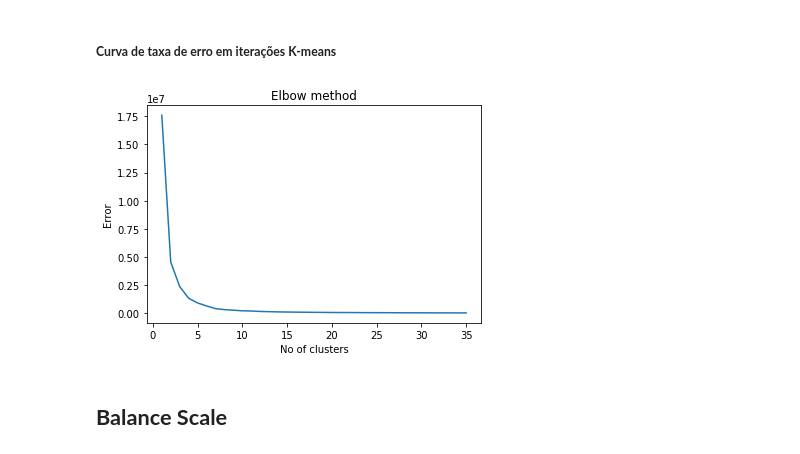
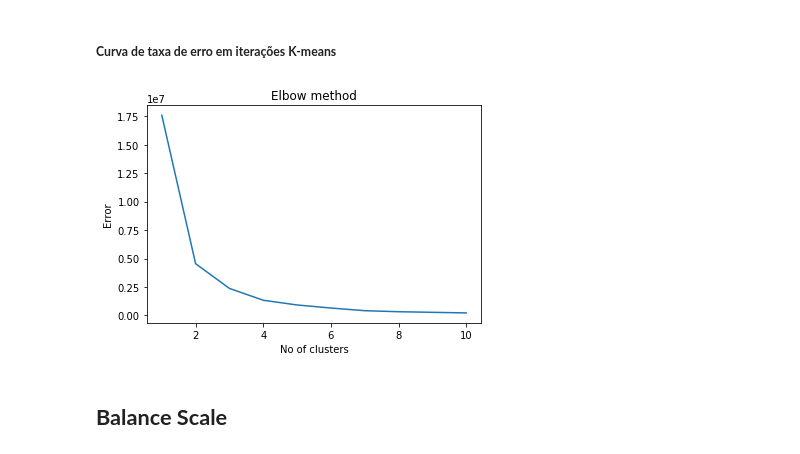
Before and after one commit to JohnOliver23/DatasetsML, a Jupyter notebook: projeto_topicos.ipynb, the cells around one changed output. Saved outputs shown, nothing was run; the diff lists cells and outputs as text; code cells hidden in the pictures.

```diff
--- a/projeto_topicos.ipynb
+++ b/projeto_topicos.ipynb
@@ -54,7 +54,7 @@ x_train_wine, x_test_wine, y_train_wine, y_test_wine = train_test_split(wine_x,
 
 #Tree
 wine_tree = tree.DecisionTreeClassifier()
-wine_tree = wine_tree.fit(wine_x,wine_y)
+wine_tree = wine_tree.fit(x_train_wine, y_train_wine )
 wine_test_result = wine_tree.predict(x_test_wine)
 
 #Taxa de acertos Three
@@ -71,7 +71,7 @@ wine_results['knn5'] = metrics.accuracy_score(y_test_wine, wine_test_result) * 1
 
 # KNN n=10
 wine_knn10 = KNeighborsClassifier(n_neighbors=10)
-wine_knn10.fit(wine_x,wine_y)
+wine_knn10.fit(x_train_wine, y_train_wine)
 wine_test_result = wine_knn10.predict(x_test_wine)
 
 #Taxa de acertos Knn10
@@ -81,7 +81,7 @@ wine_results['knn10'] = metrics.accuracy_score(y_test_wine, wine_test_result) *
 wine_mlp1 = MLPClassifier(hidden_layer_sizes=(10,8), max_iter=500, alpha=0.0001,
                       verbose=10,  random_state=21,tol=0.000000001)
 #wine_mlp1 = MLPClassifier(hidden_layer_sizes=(10,8))
-wine_mlp1.fit(wine_x,wine_y, )
+wine_mlp1.fit(x_train_wine, y_train_wine )
 wine_test_result = wine_mlp1.predict(x_test_wine)
 
 wine_results['mlp1'] = metrics.accuracy_score(y_test_wine, wine_test_result) * 100
@@ -90,7 +90,7 @@ wine_results['mlp1'] = metrics.accuracy_score(y_test_wine, wine_test_result) * 1
 wine_mlp2 = MLPClassifier(hidden_layer_sizes=(10, 5), max_iter=500, alpha=0.0001,
                       verbose=10,  random_state=21,tol=0.000000001)
 #wine_mlp2 = MLPClassifier(hidden_layer_sizes=(10, 5))
-wine_mlp2.fit(wine_x,wine_y)
+wine_mlp2.fit(x_train_wine, y_train_wine)
 wine_test_result = wine_mlp2.predict(x_test_wine)
 
 wine_results['mlp2'] = metrics.accuracy_score(y_test_wine, wine_test_result) * 100
@@ -98,7 +98,7 @@ wine_results['mlp2'] = metrics.accuracy_score(y_test_wine, wine_test_result) * 1
 
 # Kmeans
 wine_km = KMeans(n_clusters=3)
-wine_km.fit(wine_x,wine_y)
+wine_km.fit(x_train_wine, y_train_wine)
 wine_test_result = wine_km.predict(x_test_wine)
 
 
@@ -111,7 +111,7 @@ y_kmeans = kmeans.fit_predict(x)
 kmeans.cluster_centers_
 
 ErrorWineKm =[]
-for i in range(1, len(x_test_wine)):
+for i in range(1, 11):
     kmeans = KMeans(n_clusters = i).fit(x)
     kmeans.fit(x)
     ErrorWineKm.append(kmeans.inertia_)
@@ -387,13 +422,13 @@ plt.plot(wine_mlp2.loss_curve_)
 # %%
 
 
-plt.plot(range(1,len(x_test_wine)), ErrorWineKm)
+plt.plot(range(1,11), ErrorWineKm)
 plt.title('Elbow method')
 plt.xlabel('No of clusters')
 plt.ylabel('Error')
 plt.show()
 # %% [output]
-[figure, old version]
+[figure, new version]
 # %% [markdown]
 ## **Balance Scale**
 # %%
```
Also changed, not shown: parts of 10 cells of this notebook.
